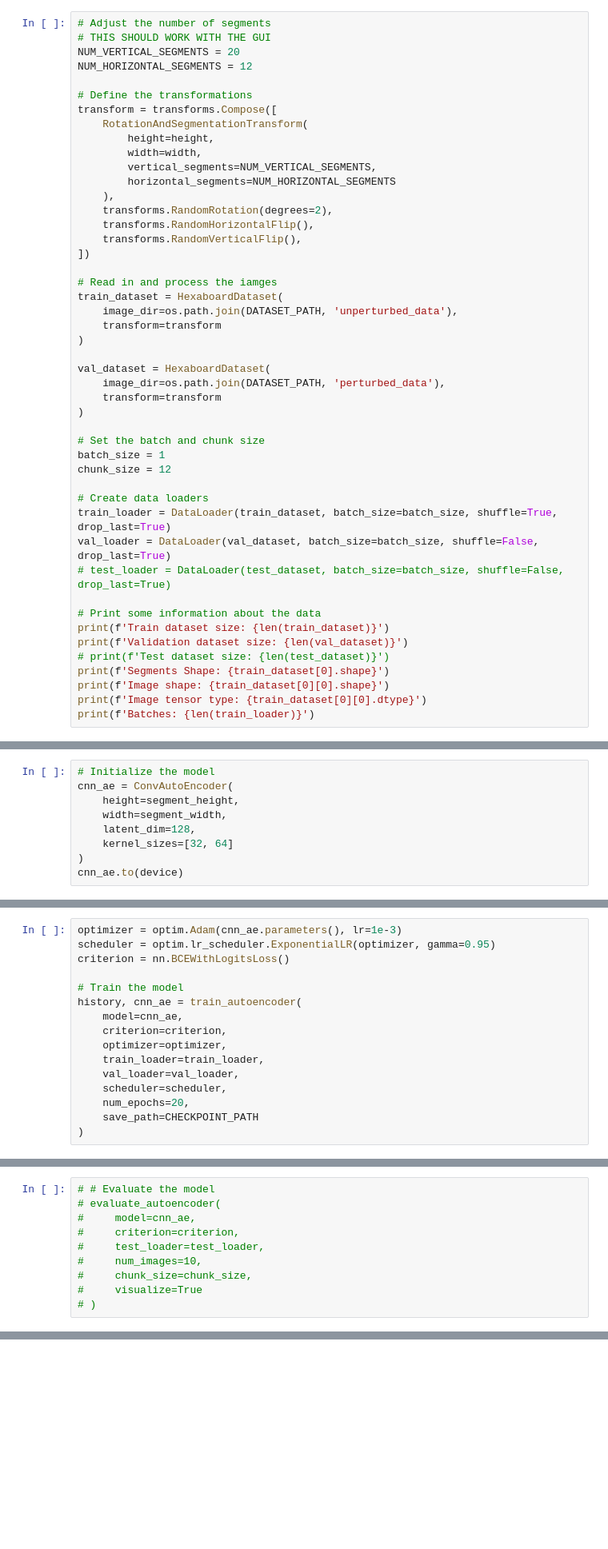
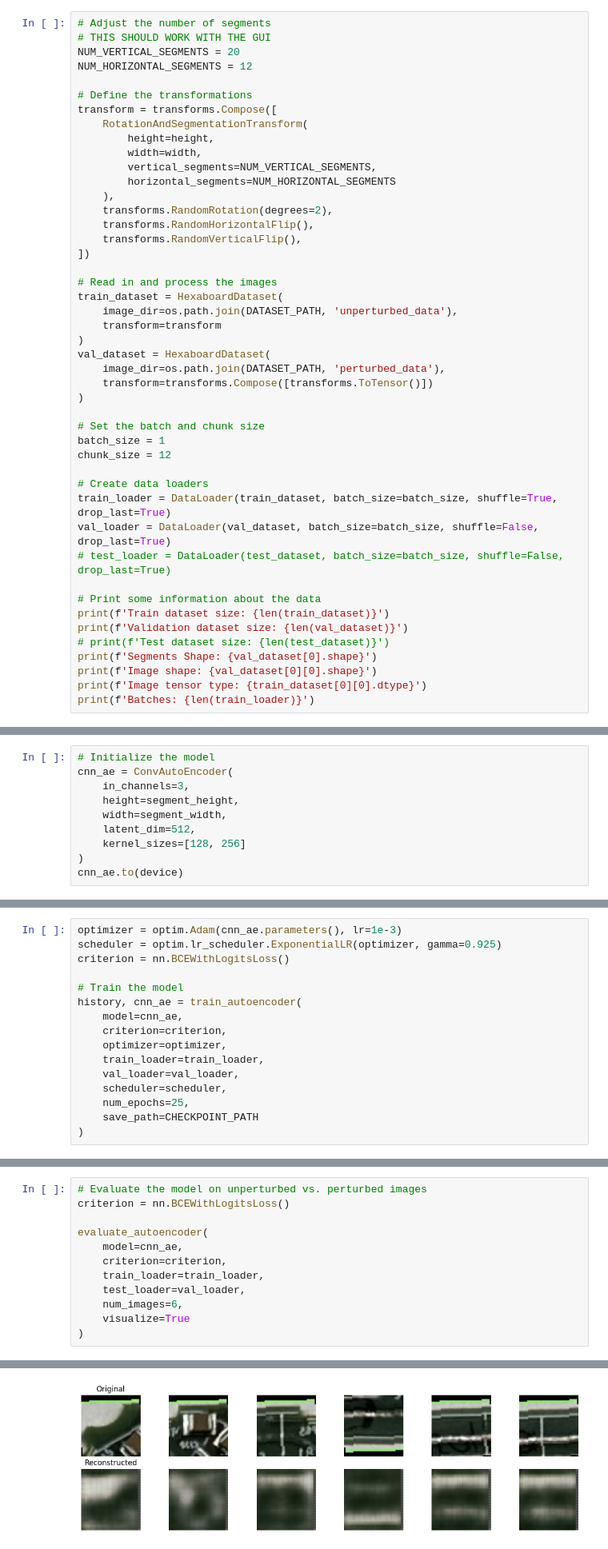
Before and after one commit to cmsua/visual-inspection, a Jupyter notebook: autoencoder/autoencoder.ipynb, the cells around one changed output, grey strips where cells are left out. Shown at 80% size. Saved outputs shown, nothing was run; the diff lists cells and outputs as text; blank space fills up the shorter version.

Commit message:
Update training progress

```diff
--- a/autoencoder/autoencoder.ipynb
+++ b/autoencoder/autoencoder.ipynb
@@ -72,15 +125,14 @@ transform = transforms.Compose([
     transforms.RandomVerticalFlip(),
 ])
 
-# Read in and process the iamges
+# Read in and process the images
 train_dataset = HexaboardDataset(
     image_dir=os.path.join(DATASET_PATH, 'unperturbed_data'),
     transform=transform
 )
-
 val_dataset = HexaboardDataset(
     image_dir=os.path.join(DATASET_PATH, 'perturbed_data'),
-    transform=transform
+    transform=transforms.Compose([transforms.ToTensor()])
 )
 
 # Set the batch and chunk size
@@ -96,8 +148,8 @@ val_loader = DataLoader(val_dataset, batch_size=batch_size, shuffle=False, drop_
 print(f'Train dataset size: {len(train_dataset)}')
 print(f'Validation dataset size: {len(val_dataset)}')
 # print(f'Test dataset size: {len(test_dataset)}')
-print(f'Segments Shape: {train_dataset[0].shape}')
-print(f'Image shape: {train_dataset[0][0].shape}')
+print(f'Segments Shape: {val_dataset[0].shape}')
+print(f'Image shape: {val_dataset[0][0].shape}')
 print(f'Image tensor type: {train_dataset[0][0].dtype}')
 print(f'Batches: {len(train_loader)}')
 # %% [output]
@@ -119,10 +171,11 @@ Segment width: 45
 # %%
 # Initialize the model
 cnn_ae = ConvAutoEncoder(
+    in_channels=3,
     height=segment_height,
     width=segment_width,
-    latent_dim=128,
-    kernel_sizes=[32, 64]
+    latent_dim=512,
+    kernel_sizes=[128, 256]
 )
 cnn_ae.to(device)
 # %% [output]
@@ -145,7 +198,7 @@ ConvAutoEncoder(
 )
 # %%
 optimizer = optim.Adam(cnn_ae.parameters(), lr=1e-3)
-scheduler = optim.lr_scheduler.ExponentialLR(optimizer, gamma=0.95)
+scheduler = optim.lr_scheduler.ExponentialLR(optimizer, gamma=0.925)
 criterion = nn.BCEWithLogitsLoss()
 
 # Train the model
@@ -156,7 +209,7 @@ history, cnn_ae = train_autoencoder(
     train_loader=train_loader,
     val_loader=val_loader,
     scheduler=scheduler,
-    num_epochs=20,
+    num_epochs=25,
     save_path=CHECKPOINT_PATH
 )
 # %% [output]
@@ -170,10 +239,13 @@ cnn_ae.load_state_dict(torch.load(CHECKPOINT_PATH, map_location=device))
 # %%
-# # Evaluate the model
-# evaluate_autoencoder(
-#     model=cnn_ae,
-#     criterion=criterion,
-#     test_loader=test_loader,
-#     num_images=10,
-#     chunk_size=chunk_size,
-#     visualize=True
-# )
+# Evaluate the model on unperturbed vs. perturbed images
+criterion = nn.BCEWithLogitsLoss()
+
+evaluate_autoencoder(
+    model=cnn_ae,
+    criterion=criterion,
+    train_loader=train_loader,
+    test_loader=val_loader,
+    num_images=6,
+    visualize=True
+)
+# %% [output]
@@ -179,0 +253 @@ cnn_ae.load_state_dict(torch.load(CHECKPOINT_PATH, map_location=device))
+[figure, added]
```
Also changed, not shown: parts of 10 cells of this notebook, 9 other files.
